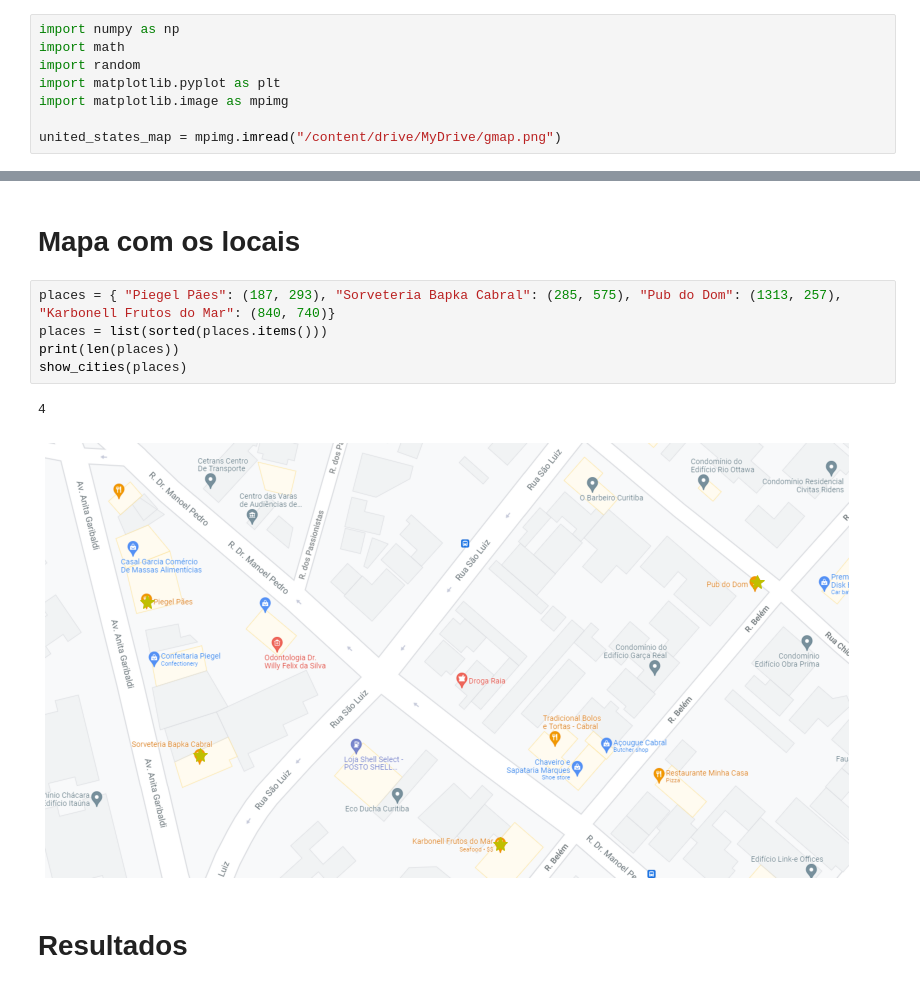
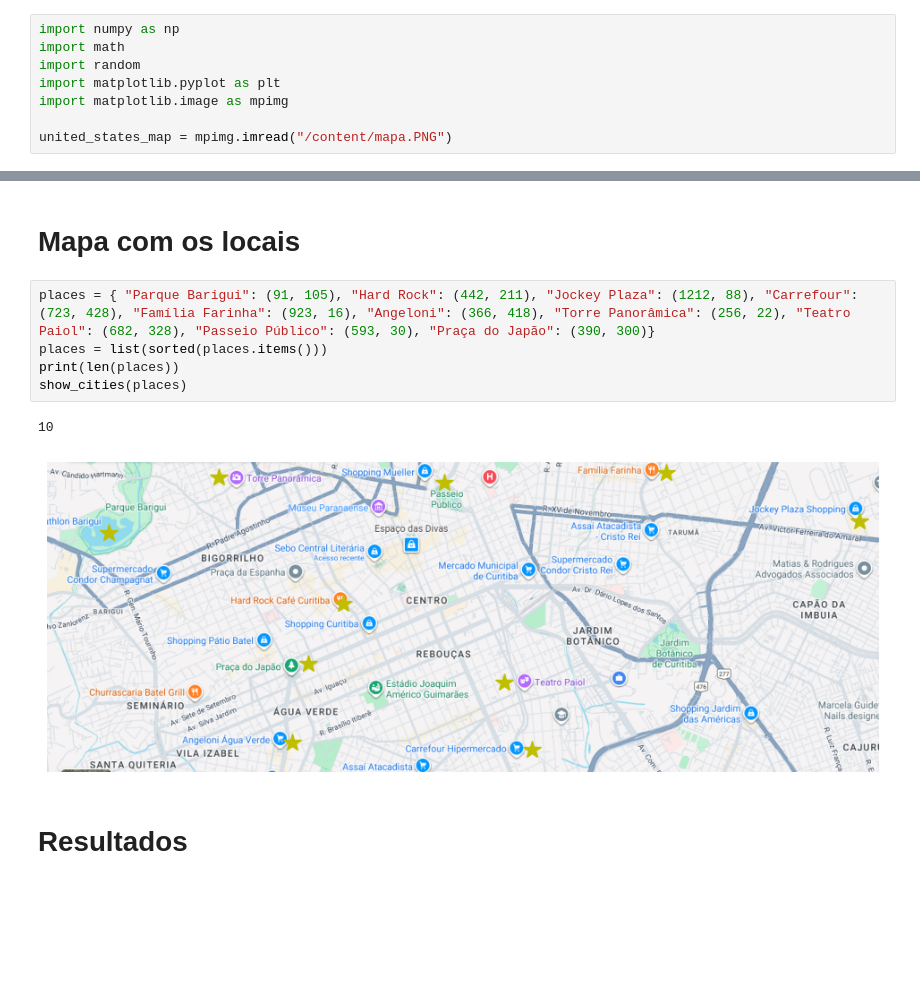
Before and after one commit to marcospontoexe/PUC, a Jupyter notebook: Atividade_somativa_2.ipynb, the cells around one changed output, grey strips where cells are left out. Drawn from its saved outputs; the diff is of its cells as text; blank space fills up the shorter version.

```diff
--- a/Atividade_somativa_2.ipynb
+++ b/Atividade_somativa_2.ipynb
@@ -18,7 +18,7 @@ import random
 import matplotlib.pyplot as plt
 import matplotlib.image as mpimg
 
-united_states_map = mpimg.imread("/content/drive/MyDrive/gmap.png")
+united_states_map = mpimg.imread("/content/mapa.PNG")
 # %%
 import time
 from itertools import chain
@@ -356,14 +356,14 @@ def path_distance(path) -> int:
     ))
 # %% [markdown]
 # Mapa com os locais
-# %%
-places = { "Piegel Pães": (187, 293), "Sorveteria Bapka Cabral": (285, 575), "Pub do Dom": (1313, 257), "Karbonell Frutos do Mar": (840, 740)}
-places = list(sorted(places.items()))
-print(len(places))
-show_cities(places)
-# %% [output]
-4
-[figure, removed]
+# %%
+places = { "Parque Barigui": (91, 105), "Hard Rock": (442, 211), "Jockey Plaza": (1212, 88), "Carrefour": (723, 428), "Família Farinha": (923, 16), "Angeloni": (366, 418), "Torre Panorâmica": (256, 22), "Teatro Paiol": (682, 328), "Passeio Público": (593, 30), "Praça do Japão": (390, 300)}
+places = list(sorted(places.items()))
+print(len(places))
+show_cities(places)
+# %% [output]
+10
+[figure, added]
 # %% [markdown]
 # Resultados
 # %%
```
Also changed, not shown: parts of 2 cells of this notebook.
